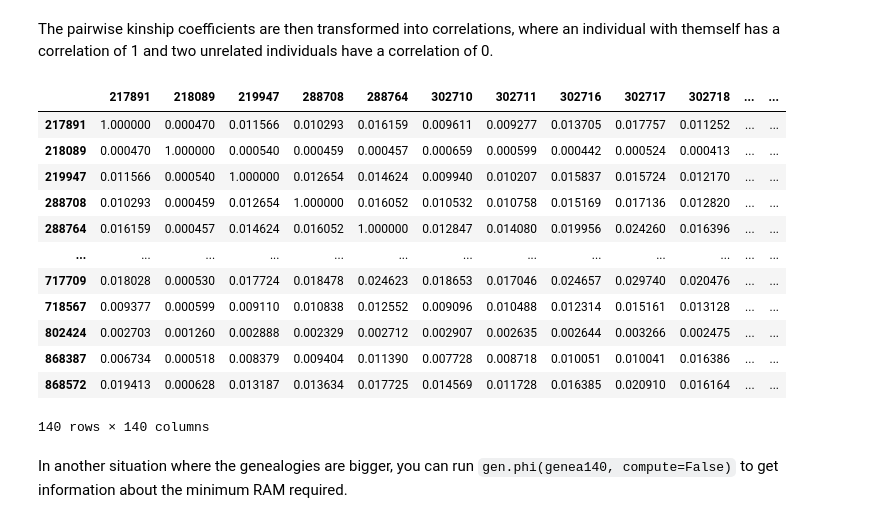
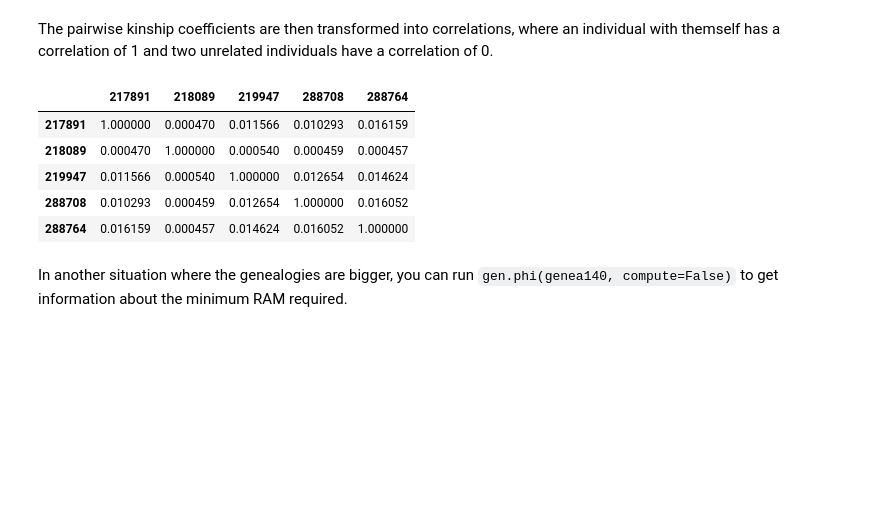
Before and after one commit to Genopop/geneakit, a Jupyter notebook: examples/correlation_mds.ipynb, the cells around one changed output. Drawn from its saved outputs; the diff is of its cells as text; code cells hidden in the pictures; blank space fills up the shorter version.

```diff
--- a/examples/correlation_mds.ipynb
+++ b/examples/correlation_mds.ipynb
@@ -87,26 +89,19 @@ The pairwise kinship coefficients are then transformed into correlations, where
 # %%
 corr = phi.copy()
 for i in range(corr.shape[0]):
     for j in range(corr.shape[1]):
         if i != j:
             corr.iloc[i, j] = corr.iloc[i, j] / (np.sqrt(phi.iloc[i, i]) * np.sqrt(phi.iloc[j, j]))
 for i in range(corr.shape[0]):
     corr.iloc[i, i] = 1
-corr
+corr.iloc[:5, :5]
 # %% [output]
-|  | 217891 | 218089 | 219947 | 288708 | 288764 | 302710 | 302711 | 302716 | 302717 | 302718 | ... | ... |
-| 217891 | 1.000000 | 0.000470 | 0.011566 | 0.010293 | 0.016159 | 0.009611 | 0.009277 | 0.013705 | 0.017757 | 0.011252 | ... | ... |
-| 218089 | 0.000470 | 1.000000 | 0.000540 | 0.000459 | 0.000457 | 0.000659 | 0.000599 | 0.000442 | 0.000524 | 0.000413 | ... | ... |
-| 219947 | 0.011566 | 0.000540 | 1.000000 | 0.012654 | 0.014624 | 0.009940 | 0.010207 | 0.015837 | 0.015724 | 0.012170 | ... | ... |
-| 288708 | 0.010293 | 0.000459 | 0.012654 | 1.000000 | 0.016052 | 0.010532 | 0.010758 | 0.015169 | 0.017136 | 0.012820 | ... | ... |
-| 288764 | 0.016159 | 0.000457 | 0.014624 | 0.016052 | 1.000000 | 0.012847 | 0.014080 | 0.019956 | 0.024260 | 0.016396 | ... | ... |
-| ... | ... | ... | ... | ... | ... | ... | ... | ... | ... | ... | ... | ... |
-| 717709 | 0.018028 | 0.000530 | 0.017724 | 0.018478 | 0.024623 | 0.018653 | 0.017046 | 0.024657 | 0.029740 | 0.020476 | ... | ... |
-| 718567 | 0.009377 | 0.000599 | 0.009110 | 0.010838 | 0.012552 | 0.009096 | 0.010488 | 0.012314 | 0.015161 | 0.013128 | ... | ... |
-| 802424 | 0.002703 | 0.001260 | 0.002888 | 0.002329 | 0.002712 | 0.002907 | 0.002635 | 0.002644 | 0.003266 | 0.002475 | ... | ... |
-| 868387 | 0.006734 | 0.000518 | 0.008379 | 0.009404 | 0.011390 | 0.007728 | 0.008718 | 0.010051 | 0.010041 | 0.016386 | ... | ... |
-| 868572 | 0.019413 | 0.000628 | 0.013187 | 0.013634 | 0.017725 | 0.014569 | 0.011728 | 0.016385 | 0.020910 | 0.016164 | ... | ... |
+|  | 217891 | 218089 | 219947 | 288708 | 288764 |
+| 217891 | 1.000000 | 0.000470 | 0.011566 | 0.010293 | 0.016159 |
+| 218089 | 0.000470 | 1.000000 | 0.000540 | 0.000459 | 0.000457 |
+| 219947 | 0.011566 | 0.000540 | 1.000000 | 0.012654 | 0.014624 |
+| 288708 | 0.010293 | 0.000459 | 0.012654 | 1.000000 | 0.016052 |
+| 288764 | 0.016159 | 0.000457 | 0.014624 | 0.016052 | 1.000000 |
-140 rows × 140 columns
 # %% [markdown]
 In another situation where the genealogies are bigger, you can run `gen.phi(genea140, compute=False)` to get information about the minimum RAM required.
 # %%
```
Also changed, not shown: parts of 7 cells of this notebook.
